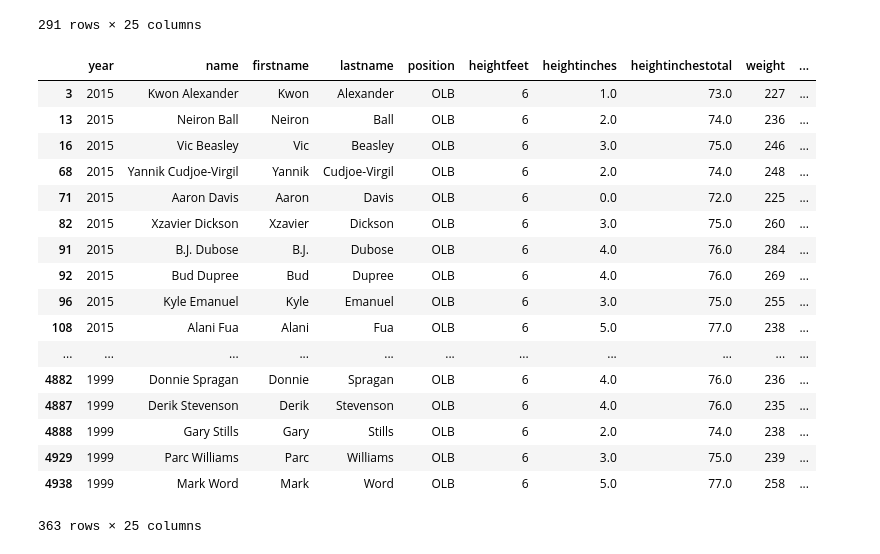
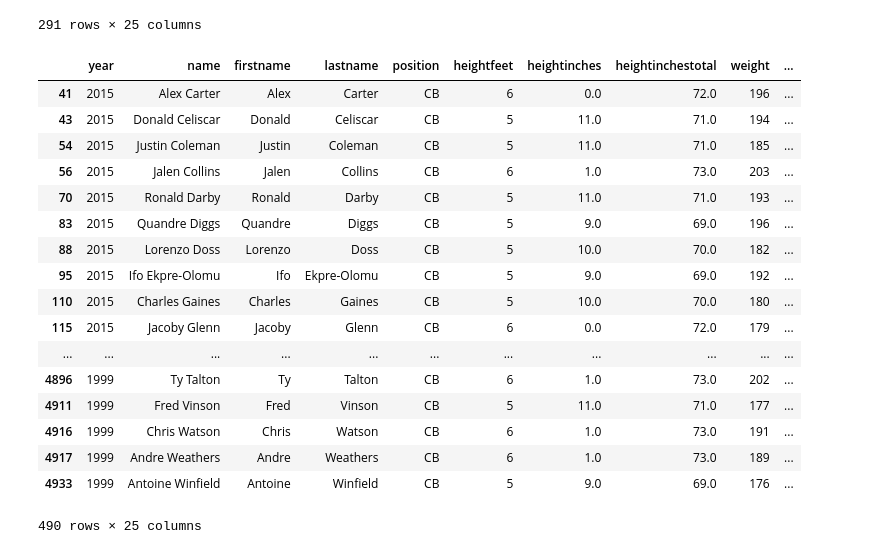
Before and after one commit to Pranav-Sukumar/NFL_Combine_Analysis, a Jupyter notebook: Pranav_Initial_Analysis/nfl_proj.ipynb, the cells around one changed output. Saved outputs shown, nothing was run; the diff lists cells and outputs as text; code cells hidden in the pictures.

```diff
--- a/Pranav_Initial_Analysis/nfl_proj.ipynb
+++ b/Pranav_Initial_Analysis/nfl_proj.ipynb
@@ -192,24 +281,24 @@ te_data
 | 4919 | 1999 | Jed Weaver | Jed | Weaver | TE | 6 | 4.0 | 76.0 | 246 | ... |
 291 rows × 25 columns
 # %%
-olb_data = raw_data.loc[raw_data['position'] == 'OLB']
-olb_data
+cb_data = raw_data.loc[raw_data['position'] == 'CB']
+cb_data
 # %% [output]
 |  | year | name | firstname | lastname | position | heightfeet | heightinches | heightinchestotal | weight | ... |
-| 3 | 2015 | Kwon Alexander | Kwon | Alexander | OLB | 6 | 1.0 | 73.0 | 227 | ... |
-| 13 | 2015 | Neiron Ball | Neiron | Ball | OLB | 6 | 2.0 | 74.0 | 236 | ... |
-| 16 | 2015 | Vic Beasley | Vic | Beasley | OLB | 6 | 3.0 | 75.0 | 246 | ... |
-| 68 | 2015 | Yannik Cudjoe-Virgil | Yannik | Cudjoe-Virgil | OLB | 6 | 2.0 | 74.0 | 248 | ... |
-| 71 | 2015 | Aaron Davis | Aaron | Davis | OLB | 6 | 0.0 | 72.0 | 225 | ... |
-| 82 | 2015 | Xzavier Dickson | Xzavier | Dickson | OLB | 6 | 3.0 | 75.0 | 260 | ... |
-| 91 | 2015 | B.J. Dubose | B.J. | Dubose | OLB | 6 | 4.0 | 76.0 | 284 | ... |
-| 92 | 2015 | Bud Dupree | Bud | Dupree | OLB | 6 | 4.0 | 76.0 | 269 | ... |
-| 96 | 2015 | Kyle Emanuel | Kyle | Emanuel | OLB | 6 | 3.0 | 75.0 | 255 | ... |
-| 108 | 2015 | Alani Fua | Alani | Fua | OLB | 6 | 5.0 | 77.0 | 238 | ... |
+| 41 | 2015 | Alex Carter | Alex | Carter | CB | 6 | 0.0 | 72.0 | 196 | ... |
+| 43 | 2015 | Donald Celiscar | Donald | Celiscar | CB | 5 | 11.0 | 71.0 | 194 | ... |
+| 54 | 2015 | Justin Coleman | Justin | Coleman | CB | 5 | 11.0 | 71.0 | 185 | ... |
+| 56 | 2015 | Jalen Collins | Jalen | Collins | CB | 6 | 1.0 | 73.0 | 203 | ... |
+| 70 | 2015 | Ronald Darby | Ronald | Darby | CB | 5 | 11.0 | 71.0 | 193 | ... |
+| 83 | 2015 | Quandre Diggs | Quandre | Diggs | CB | 5 | 9.0 | 69.0 | 196 | ... |
+| 88 | 2015 | Lorenzo Doss | Lorenzo | Doss | CB | 5 | 10.0 | 70.0 | 182 | ... |
+| 95 | 2015 | Ifo Ekpre-Olomu | Ifo | Ekpre-Olomu | CB | 5 | 9.0 | 69.0 | 192 | ... |
+| 110 | 2015 | Charles Gaines | Charles | Gaines | CB | 5 | 10.0 | 70.0 | 180 | ... |
+| 115 | 2015 | Jacoby Glenn | Jacoby | Glenn | CB | 6 | 0.0 | 72.0 | 179 | ... |
 | ... | ... | ... | ... | ... | ... | ... | ... | ... | ... | ... |
-| 4882 | 1999 | Donnie Spragan | Donnie | Spragan | OLB | 6 | 4.0 | 76.0 | 236 | ... |
-| 4887 | 1999 | Derik Stevenson | Derik | Stevenson | OLB | 6 | 4.0 | 76.0 | 235 | ... |
-| 4888 | 1999 | Gary Stills | Gary | Stills | OLB | 6 | 2.0 | 74.0 | 238 | ... |
-| 4929 | 1999 | Parc Williams | Parc | Williams | OLB | 6 | 3.0 | 75.0 | 239 | ... |
-| 4938 | 1999 | Mark Word | Mark | Word | OLB | 6 | 5.0 | 77.0 | 258 | ... |
+| 4896 | 1999 | Ty Talton | Ty | Talton | CB | 6 | 1.0 | 73.0 | 202 | ... |
+| 4911 | 1999 | Fred Vinson | Fred | Vinson | CB | 5 | 11.0 | 71.0 | 177 | ... |
+| 4916 | 1999 | Chris Watson | Chris | Watson | CB | 6 | 1.0 | 73.0 | 191 | ... |
+| 4917 | 1999 | Andre Weathers | Andre | Weathers | CB | 6 | 1.0 | 73.0 | 189 | ... |
+| 4933 | 1999 | Antoine Winfield | Antoine | Winfield | CB | 5 | 9.0 | 69.0 | 176 | ... |
-363 rows × 25 columns
+490 rows × 25 columns
```
Also changed, not shown: parts of 20 cells of this notebook.
